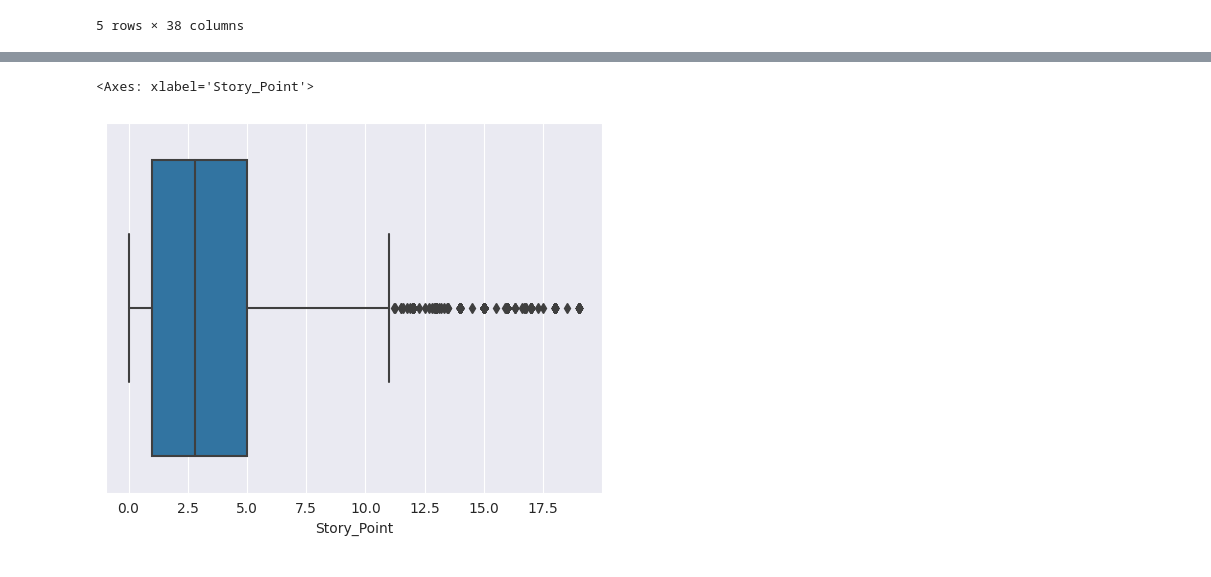
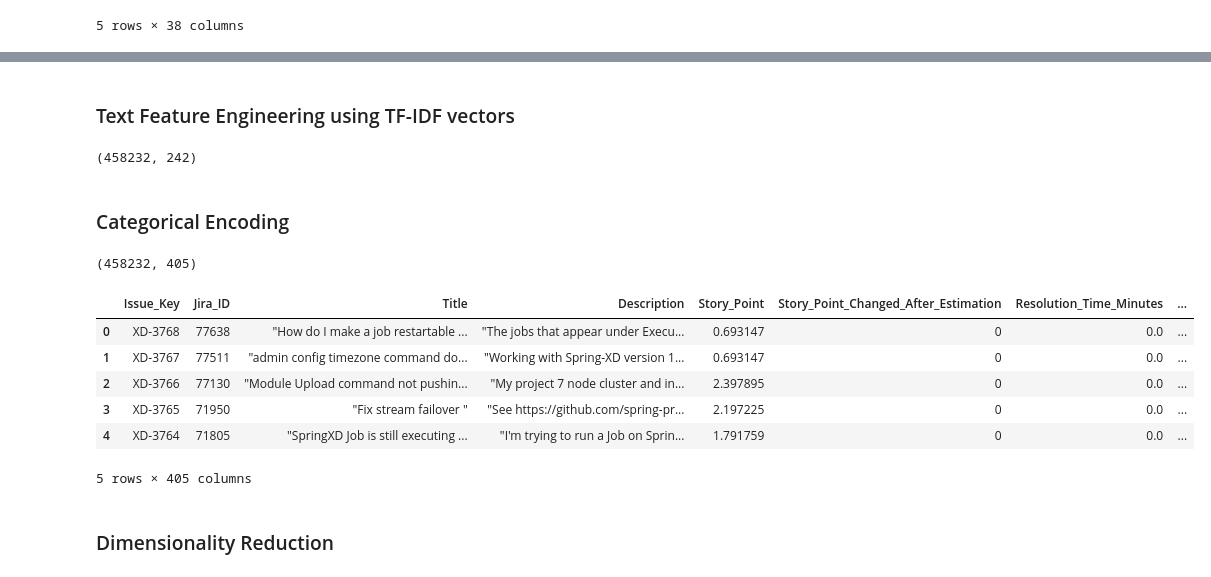
Before and after one commit to Pharoouzy/asee-system-using-fgra-ml, a Jupyter notebook: notebooks/data_exploration.ipynb, the cells around one changed output, grey strips where cells are left out. Drawn from its saved outputs; the diff is of its cells as text; code cells hidden in the pictures.

```diff
--- a/notebooks/data_exploration.ipynb
+++ b/notebooks/data_exploration.ipynb
@@ -272,14 +275,13 @@ data.head()
 # %%
-# Extract text-based features for 'Title' and 'Description'
+# Extract text-based features for 'Title' and 'Description' columns
+issue_text_columns = ['Title', 'Description']
 
-# Length of the text
-data['Title_Length'] = data['Title'].apply(len)
-data['Description_Length'] = data['Description'].apply(len)
-
-# Number of unique words
-data['Title_Unique_Words'] = data['Title'].apply(lambda x: len(set(x.split())))
-data['Description_Unique_Words'] = data['Description'].apply(lambda x: len(set(x.split())))
+for column in issue_text_columns:
+    # Length of the text
+    data[f'{column}_Length'] = data[column].apply(len)
+    # Number of unique words
+    data[f'{column}_Unique_Words'] = data[column].apply(lambda x: len(set(x.split())))
 
 # Check the first few rows to verify the new columns
-data[['Title', 'Title_Length', 'Title_Unique_Words', 'Description', 'Description_Length', 'Description_Unique_Words']].head()
+data.head()
 # %% [output]
@@ -325,7 +295,38 @@ Name: Story_Point, dtype: float64
-# %%
-import seaborn as sns
-cleaned_data = cleaned_data[cleaned_data['Story_Point'] < 20]
-sns.boxplot(cleaned_data['Story_Point'])
-# %% [output]
-<Axes: xlabel='Story_Point'>
-[figure, removed]
+# %% [markdown]
+### Text Feature Engineering using TF-IDF vectors
+# %%
+for column in issue_text_columns:
+    # TF-IDF for column
+    tfidf_vectorizer_text = TfidfVectorizer(max_features=100)  # Limit to top 100 features for simplicity
+    text_tfidf = tfidf_vectorizer_text.fit_transform(data[column])
+    # Convert to dataframe and prefix columns
+    text_tfidf_df = pd.DataFrame(text_tfidf.toarray(), columns=[f'{column}_TFIDF_' + str(i) for i in range(100)])
+    # Concatenate the TF-IDF features to the original dataframe
+    data = pd.concat([data, text_tfidf_df], axis=1)
+
+# Show the shape of the dataframe after adding TF-IDF features
+data.shape
+# %% [output]
+(458232, 242)
+# %% [markdown]
+### Categorical Encoding
+# %%
+# One-hot encode the categorical columns
+encoded_data = pd.get_dummies(data, columns=['Type', 'Priority', "Status", "Resolution"], drop_first=True)
+
+# Display the shape of the dataframe after encoding
+encoded_data.shape
+# %% [output]
+(458232, 405)
+# %%
+encoded_data.head()
+# %% [output]
+|  | Issue_Key | Jira_ID | Title | Description | Story_Point | Story_Point_Changed_After_Estimation | Resolution_Time_Minutes | ... |
+| 0 | XD-3768 | 77638 | "How do I make a job restartable ... | "The jobs that appear under Execu... | 0.693147 | 0 | 0.0 | ... |
+| 1 | XD-3767 | 77511 | "admin config timezone command do... | "Working with Spring-XD version 1... | 0.693147 | 0 | 0.0 | ... |
+| 2 | XD-3766 | 77130 | "Module Upload command not pushin... | "My project 7 node cluster and in... | 2.397895 | 0 | 0.0 | ... |
+| 3 | XD-3765 | 71950 | "Fix stream failover " | "See https://github.com/spring-pr... | 2.197225 | 0 | 0.0 | ... |
+| 4 | XD-3764 | 71805 | "SpringXD Job is still executing ... | "I'm trying to run a Job on Sprin... | 1.791759 | 0 | 0.0 | ... |
+5 rows × 405 columns
+# %% [markdown]
+### Dimensionality Reduction
```
Also changed, not shown: parts of 41 cells of this notebook.
